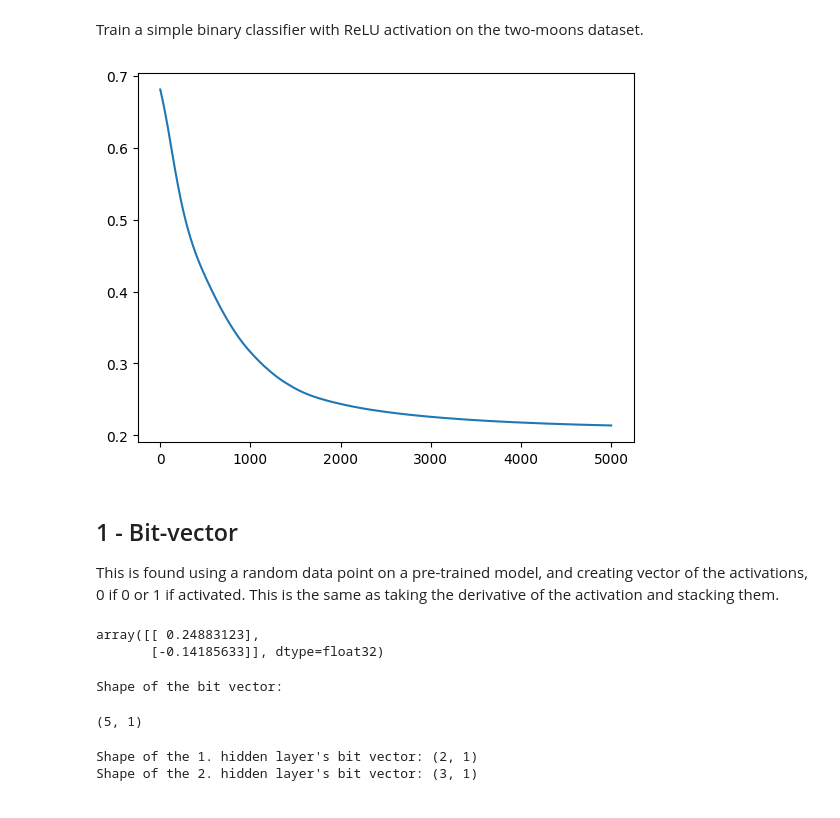
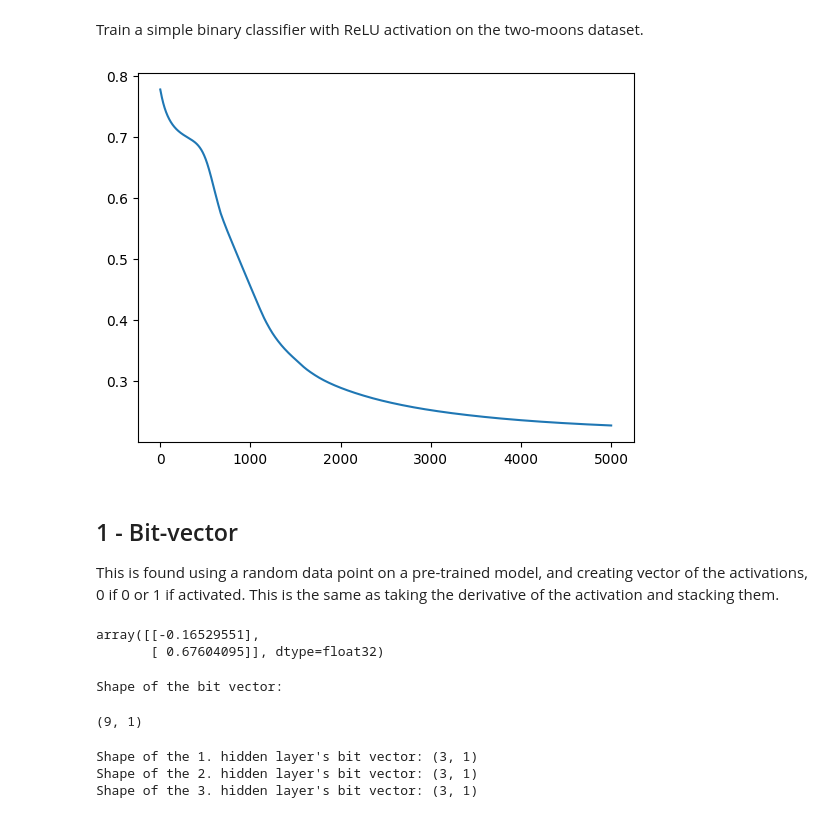
Before and after one commit to Johanmkr/WP1-Polyhedra, a Jupyter notebook: polytope_experiment.ipynb, the cells around one changed output. Drawn from its saved outputs; the diff is of its cells as text; code cells hidden in the pictures.

```diff
--- a/polytope_experiment.ipynb
+++ b/polytope_experiment.ipynb
@@ -41,12 +41,12 @@ class MLP(nn.Module):
     def __init__(self):
         super(MLP, self).__init__()
 
-        self.l1 = nn.Linear(2, 2)
+        self.l1 = nn.Linear(2, 3)
         self.relu1 = nn.ReLU()
-        self.l2 = nn.Linear(2, 3)
+        self.l2 = nn.Linear(3, 3)
         self.relu2 = nn.ReLU()
-        # self.l3 = nn.Linear(3, 3)
-        # self.relu3 = nn.ReLU()
+        self.l3 = nn.Linear(3, 3)
+        self.relu3 = nn.ReLU()
         self.out = nn.Linear(3, 1)
 
     def forward(self, x):
@@ -54,38 +54,38 @@ class MLP(nn.Module):
         out = x
         out = self.relu1(self.l1(out))
         out = self.relu2(self.l2(out))
-        # out = self.relu3(self.l3(out))
+        out = self.relu3(self.l3(out))
         out = torch.sigmoid(self.out(out).squeeze())
 
         return out
 
 
 # Train the model
 
 EPOCHS = 5000
 criterion = nn.BCELoss()
 
 model = MLP()
 optimizer = torch.optim.Adam(model.parameters())
 losses = []
 
 for epoch in trange(EPOCHS):
     model.train()
     optimizer.zero_grad()
 
     out = model(x)
     loss = criterion(out, y)
     loss.backward()
     losses.append(loss.item())
     optimizer.step()
 
     optimizer.zero_grad()
 
 plt.figure(1)
 plt.plot(losses)
 plt.show()
 # %% [output]
-[figure, old version]
+[figure, new version]
 # %% [markdown]
 ## 1 - Bit-vector
 
@@ -96,8 +96,8 @@ model.eval()
 random_sample = to_np(x[0].unsqueeze(0).T)
 random_sample
 # %% [output]
-array([[ 0.24883123],
-       [-0.14185633]], dtype=float32)
+array([[-0.16529551],
+       [ 0.67604095]], dtype=float32)
 # %%
 # Get the bit vector. This will be a list of bit vectors, one for each sample, whose length is the number of ReLU activations in the model, stacked across layers.
 bit_vector_of_sample  = functions.bit_vector_from_relus(model, random_sample, stack_layers = True, verbose=False, get_unique_bit_vectors_only=False)
@@ -106,7 +106,7 @@ bit_vector_of_sample[0].shape
 # print(bit_vector_of_an_image)
 # %% [output]
 Shape of the bit vector:
-(5, 1)
+(9, 1)
 # %%
 # Get the same bit vectors, but without stacking across layers.
 bit_vector_of_sample_no_stack  = functions.bit_vector_from_relus(model, random_sample, stack_layers = False, verbose=False, get_unique_bit_vectors_only=False)
@@ -116,8 +116,9 @@ for a_bit_vector in bit_vector_of_sample_no_stack[0]:
     print(f"Shape of the {counter}. hidden layer's bit vector: {a_bit_vector.shape}")
     counter += 1
 # %% [output]
-Shape of the 1. hidden layer's bit vector: (2, 1)
+Shape of the 1. hidden layer's bit vector: (3, 1)
 Shape of the 2. hidden layer's bit vector: (3, 1)
+Shape of the 3. hidden layer's bit vector: (3, 1)
 # %%
 print("Bit vector of the first sample:")
 print(bit_vector_of_sample)
```
Also changed, not shown: parts of 15 cells of this notebook.
